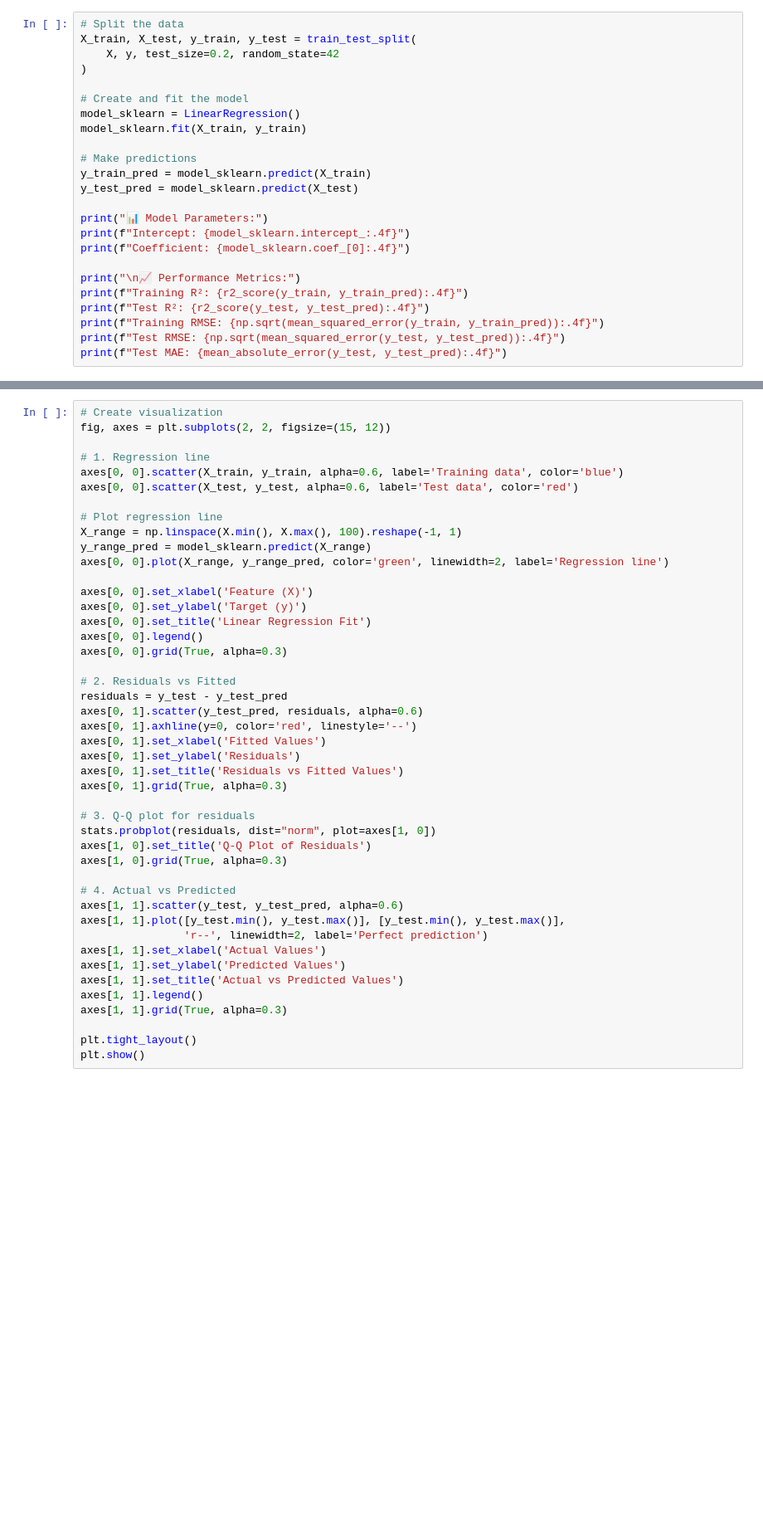
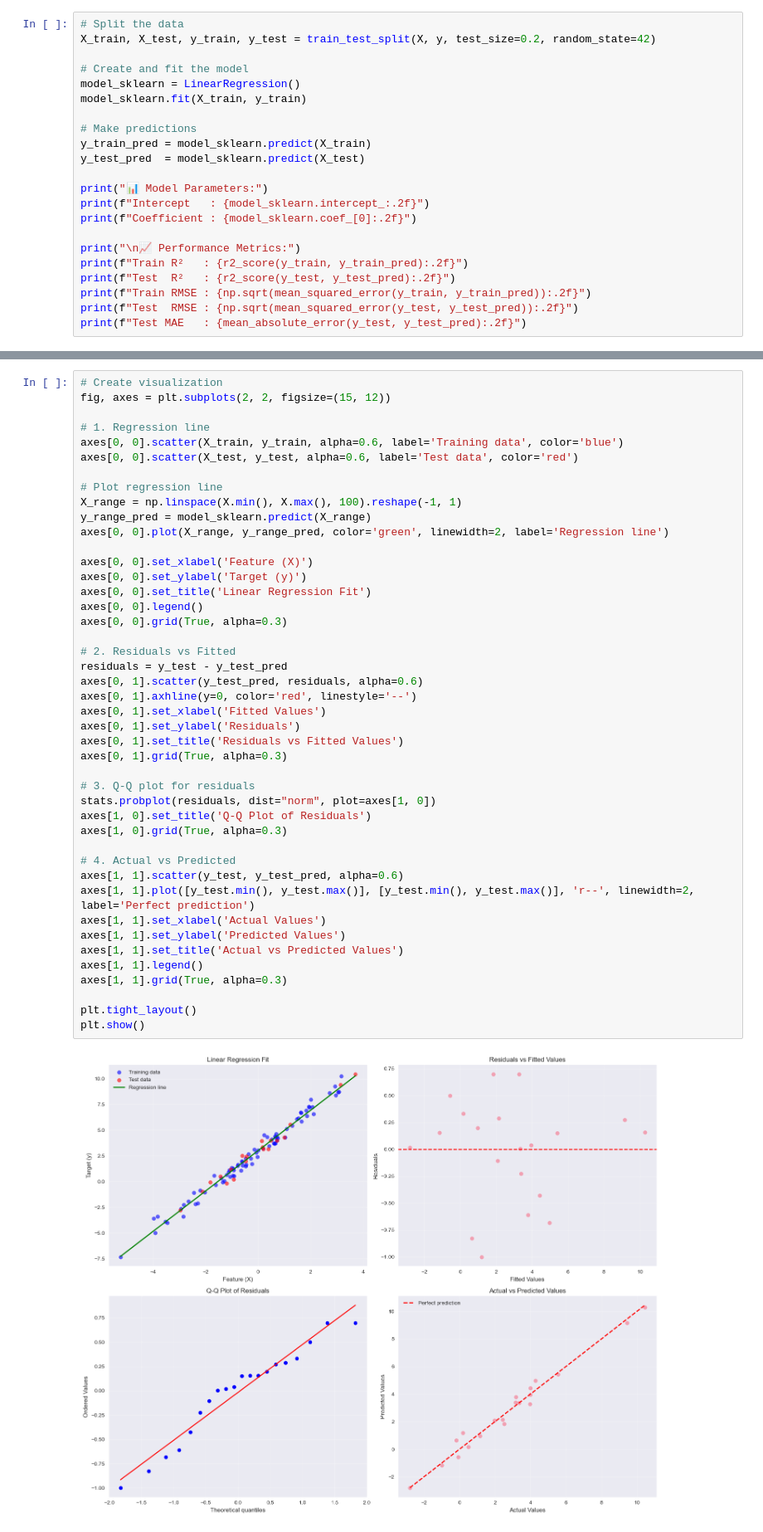
Before and after one commit to Abdelrhman941/4-ml-complete-guide, a Jupyter notebook: 02_Supervised_Learning/01_Linear_Regression/Linear_Regression_Complete_Guide.ipynb, the cells around one changed output, grey strips where cells are left out. Shown: that part at 83% size. Saved outputs shown, nothing was run; the diff lists cells and outputs as text; blank space fills up the shorter version.

```diff
--- a/02_Supervised_Learning/01_Linear_Regression/Linear_Regression_Complete_Guide.ipynb
+++ b/02_Supervised_Learning/01_Linear_Regression/Linear_Regression_Complete_Guide.ipynb
@@ -140,8 +160,6 @@ print(f"R² Score: {model_scratch.score(X, y):.4f}")
 # %%
 # Split the data
-X_train, X_test, y_train, y_test = train_test_split(
-    X, y, test_size=0.2, random_state=42
-)
+X_train, X_test, y_train, y_test = train_test_split(X, y, test_size=0.2, random_state=42)
 
 # Create and fit the model
 model_sklearn = LinearRegression()
@@ -149,15 +167,15 @@ model_sklearn.fit(X_train, y_train)
 
 # Make predictions
 y_train_pred = model_sklearn.predict(X_train)
-y_test_pred = model_sklearn.predict(X_test)
+y_test_pred  = model_sklearn.predict(X_test)
 
 print("📊 Model Parameters:")
-print(f"Intercept: {model_sklearn.intercept_:.4f}")
-print(f"Coefficient: {model_sklearn.coef_[0]:.4f}")
+print(f"Intercept   : {model_sklearn.intercept_:.2f}")
+print(f"Coefficient : {model_sklearn.coef_[0]:.2f}")
 
 print("\n📈 Performance Metrics:")
-print(f"Training R²: {r2_score(y_train, y_train_pred):.4f}")
-print(f"Test R²: {r2_score(y_test, y_test_pred):.4f}")
-print(f"Training RMSE: {np.sqrt(mean_squared_error(y_train, y_train_pred)):.4f}")
-print(f"Test RMSE: {np.sqrt(mean_squared_error(y_test, y_test_pred)):.4f}")
-print(f"Test MAE: {mean_absolute_error(y_test, y_test_pred):.4f}")
+print(f"Train R²   : {r2_score(y_train, y_train_pred):.2f}")
+print(f"Test  R²   : {r2_score(y_test, y_test_pred):.2f}")
+print(f"Train RMSE : {np.sqrt(mean_squared_error(y_train, y_train_pred)):.2f}")
+print(f"Test  RMSE : {np.sqrt(mean_squared_error(y_test, y_test_pred)):.2f}")
+print(f"Test MAE   : {mean_absolute_error(y_test, y_test_pred):.2f}")
@@ -179,33 +208,34 @@ axes[0, 0].plot(X_range, y_range_pred, color='green', linewidth=2, label='Regres
 axes[0, 0].set_xlabel('Feature (X)')
 axes[0, 0].set_ylabel('Target (y)')
 axes[0, 0].set_title('Linear Regression Fit')
 axes[0, 0].legend()
 axes[0, 0].grid(True, alpha=0.3)
 
 # 2. Residuals vs Fitted
 residuals = y_test - y_test_pred
 axes[0, 1].scatter(y_test_pred, residuals, alpha=0.6)
 axes[0, 1].axhline(y=0, color='red', linestyle='--')
 axes[0, 1].set_xlabel('Fitted Values')
 axes[0, 1].set_ylabel('Residuals')
 axes[0, 1].set_title('Residuals vs Fitted Values')
 axes[0, 1].grid(True, alpha=0.3)
 
 # 3. Q-Q plot for residuals
 stats.probplot(residuals, dist="norm", plot=axes[1, 0])
 axes[1, 0].set_title('Q-Q Plot of Residuals')
 axes[1, 0].grid(True, alpha=0.3)
 
 # 4. Actual vs Predicted
 axes[1, 1].scatter(y_test, y_test_pred, alpha=0.6)
-axes[1, 1].plot([y_test.min(), y_test.max()], [y_test.min(), y_test.max()],
-                'r--', linewidth=2, label='Perfect prediction')
+axes[1, 1].plot([y_test.min(), y_test.max()], [y_test.min(), y_test.max()], 'r--', linewidth=2, label='Perfect prediction')
 axes[1, 1].set_xlabel('Actual Values')
 axes[1, 1].set_ylabel('Predicted Values')
 axes[1, 1].set_title('Actual vs Predicted Values')
 axes[1, 1].legend()
 axes[1, 1].grid(True, alpha=0.3)
 
 plt.tight_layout()
 plt.show()
+# %% [output]
+[figure, added]
 # %% [markdown]
```
Also changed, not shown: parts of 18 cells of this notebook.
